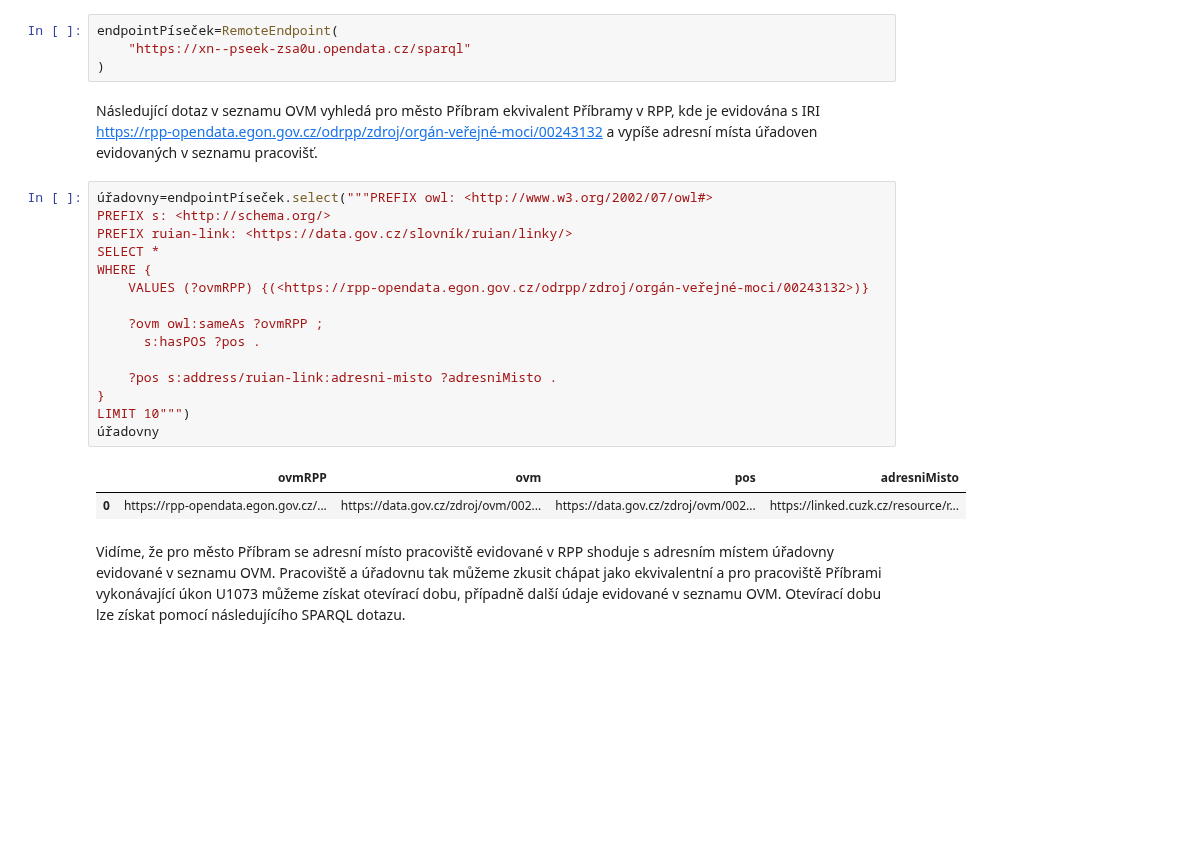
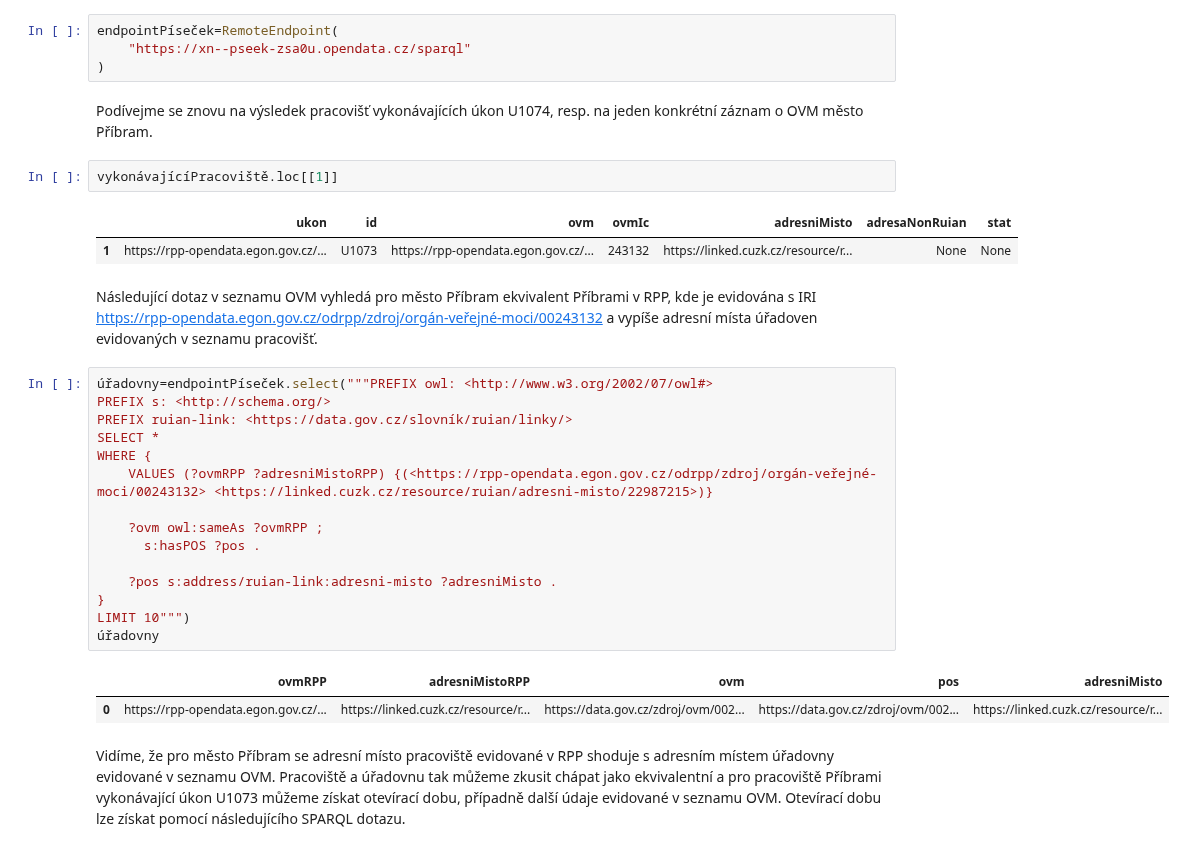
Before and after one commit to datagov-cz/data.gov.cz, a Jupyter notebook: datové-články/registr-práv-a-povinností/rpp-úkony.ipynb, the cells around one changed output. Cells and saved outputs as stored; diff of their text form; blank space fills up the shorter version.

```diff
--- a/datové-články/registr-práv-a-povinností/rpp-úkony.ipynb
+++ b/datové-články/registr-práv-a-povinností/rpp-úkony.ipynb
@@ -891,26 +868,33 @@ Pro účely jednotnější práce s RPP a seznamem OVM jsme převedli XML data z
 endpointPíseček=RemoteEndpoint(
     "https://xn--pseek-zsa0u.opendata.cz/sparql"
 )
+# %% [markdown]
+Podívejme se znovu na výsledek pracovišť vykonávajících úkon U1074, resp. na jeden konkrétní záznam o OVM město Příbram.
+# %%
+vykonávajícíPracoviště.loc[[1]]
+# %% [output]
+|  | ukon | id | ovm | ovmIc | adresniMisto | adresaNonRuian | stat |
+| 1 | https://rpp-opendata.egon.gov.cz/... | U1073 | https://rpp-opendata.egon.gov.cz/... | 243132 | https://linked.cuzk.cz/resource/r... | None | None |
 # %% [markdown]
-Následující dotaz v seznamu OVM vyhledá pro město Příbram ekvivalent Příbramy v RPP, kde je evidována s IRI https://rpp-opendata.egon.gov.cz/odrpp/zdroj/orgán-veřejné-moci/00243132 a vypíše adresní místa úřadoven evidovaných v seznamu pracovišť.
+Následující dotaz v seznamu OVM vyhledá pro město Příbram ekvivalent Příbrami v RPP, kde je evidována s IRI https://rpp-opendata.egon.gov.cz/odrpp/zdroj/orgán-veřejné-moci/00243132 a vypíše adresní místa úřadoven evidovaných v seznamu pracovišť.
 # %%
 úřadovny=endpointPíseček.select("""PREFIX owl: <http://www.w3.org/2002/07/owl#>
 PREFIX s: <http://schema.org/>
 PREFIX ruian-link: <https://data.gov.cz/slovník/ruian/linky/>
 SELECT *
 WHERE {
-    VALUES (?ovmRPP) {(<https://rpp-opendata.egon.gov.cz/odrpp/zdroj/orgán-veřejné-moci/00243132>)}
+    VALUES (?ovmRPP ?adresniMistoRPP) {(<https://rpp-opendata.egon.gov.cz/odrpp/zdroj/orgán-veřejné-moci/00243132> <https://linked.cuzk.cz/resource/ruian/adresni-misto/22987215>)}
 
     ?ovm owl:sameAs ?ovmRPP ;
       s:hasPOS ?pos .
 
     ?pos s:address/ruian-link:adresni-misto ?adresniMisto .
 }
 LIMIT 10""")
 úřadovny
 # %% [output]
-|  | ovmRPP | ovm | pos | adresniMisto |
-| 0 | https://rpp-opendata.egon.gov.cz/... | https://data.gov.cz/zdroj/ovm/002... | https://data.gov.cz/zdroj/ovm/002... | https://linked.cuzk.cz/resource/r... |
+|  | ovmRPP | adresniMistoRPP | ovm | pos | adresniMisto |
+| 0 | https://rpp-opendata.egon.gov.cz/... | https://linked.cuzk.cz/resource/r... | https://data.gov.cz/zdroj/ovm/002... | https://data.gov.cz/zdroj/ovm/002... | https://linked.cuzk.cz/resource/r... |
 # %% [markdown]
 Vidíme, že pro město Příbram se adresní místo pracoviště evidované v RPP shoduje s adresním místem úřadovny evidované v seznamu OVM. Pracoviště a úřadovnu tak můžeme zkusit chápat jako ekvivalentní a pro pracoviště Příbrami vykonávající úkon U1073 můžeme získat otevírací dobu, případně další údaje evidované v seznamu OVM. Otevírací dobu lze získat pomocí následujícího SPARQL dotazu.
 # %%
```
Also changed, not shown: parts of 3 cells of this notebook, 1 other file.
